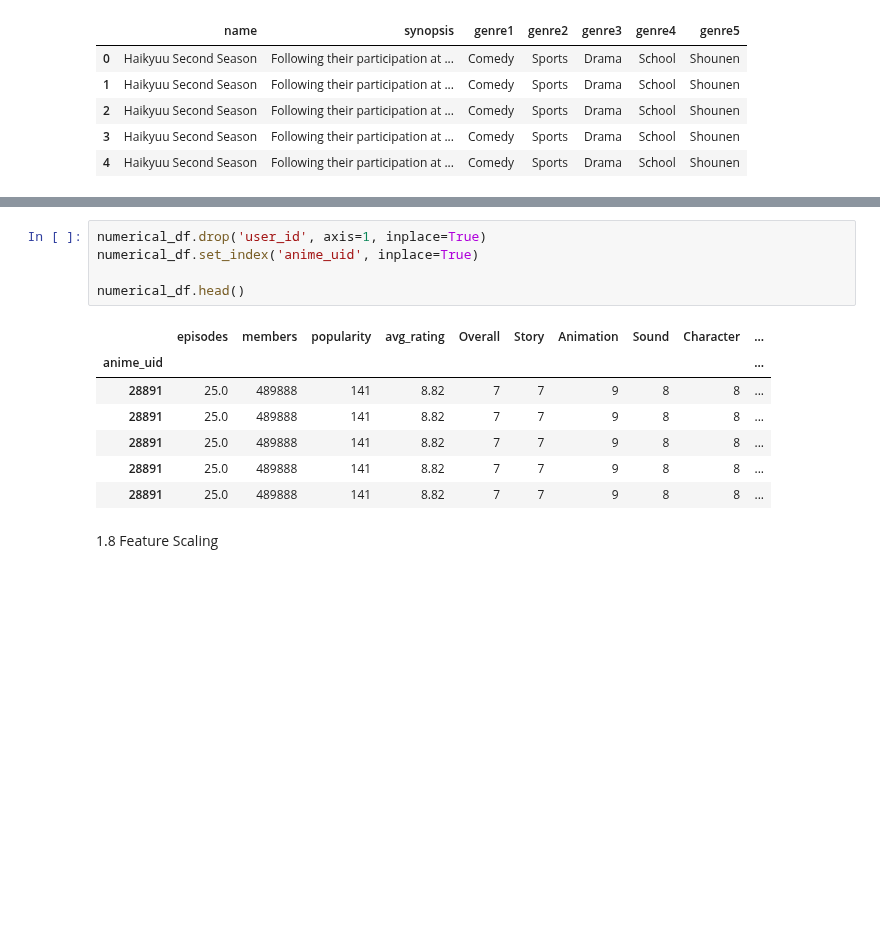
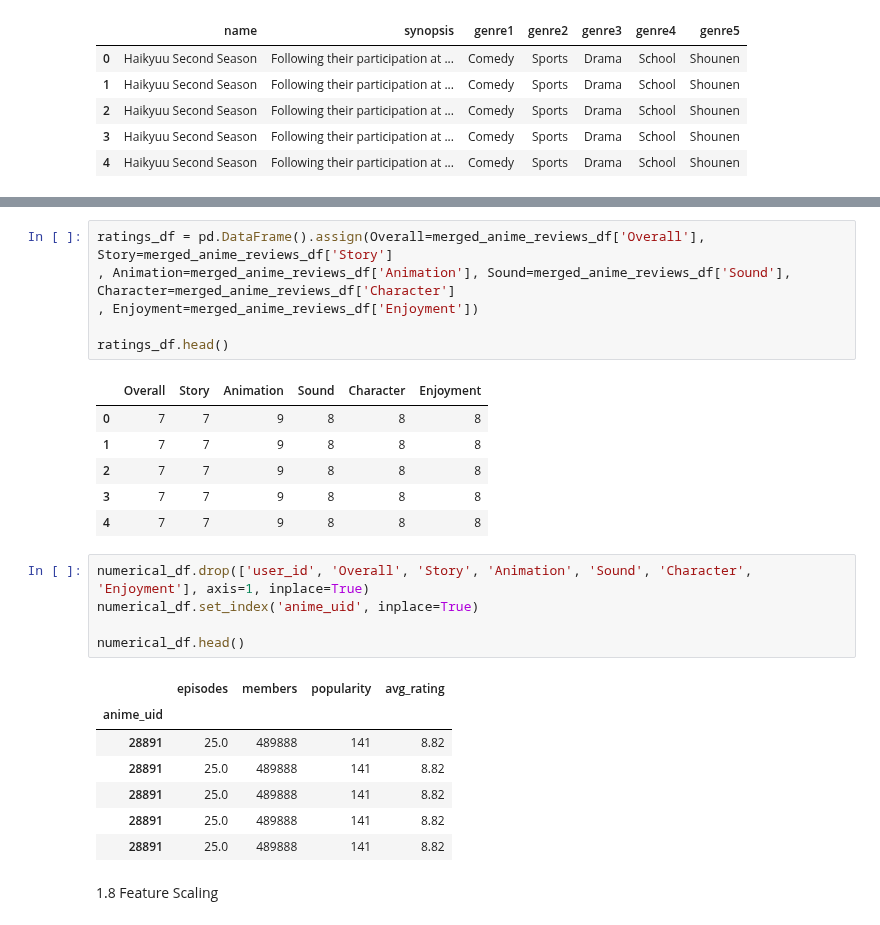
Before and after one commit to Haaris-Syed/AnimeRecommender, a Jupyter notebook: AnimeDataset-Preprocessing.ipynb, the cells around one changed output, grey strips where cells are left out. Saved outputs shown, nothing was run; the diff lists cells and outputs as text; blank space fills up the shorter version.

```diff
--- a/AnimeDataset-Preprocessing.ipynb
+++ b/AnimeDataset-Preprocessing.ipynb
@@ -396,16 +422,29 @@ categorical_df.head()
+# %%
+ratings_df = pd.DataFrame().assign(Overall=merged_anime_reviews_df['Overall'], Story=merged_anime_reviews_df['Story']
+, Animation=merged_anime_reviews_df['Animation'], Sound=merged_anime_reviews_df['Sound'], Character=merged_anime_reviews_df['Character']
+, Enjoyment=merged_anime_reviews_df['Enjoyment'])
+
+ratings_df.head()
+# %% [output]
+|  | Overall | Story | Animation | Sound | Character | Enjoyment |
+| 0 | 7 | 7 | 9 | 8 | 8 | 8 |
+| 1 | 7 | 7 | 9 | 8 | 8 | 8 |
+| 2 | 7 | 7 | 9 | 8 | 8 | 8 |
+| 3 | 7 | 7 | 9 | 8 | 8 | 8 |
+| 4 | 7 | 7 | 9 | 8 | 8 | 8 |
 # %%
-numerical_df.drop('user_id', axis=1, inplace=True)
+numerical_df.drop(['user_id', 'Overall', 'Story', 'Animation', 'Sound', 'Character', 'Enjoyment'], axis=1, inplace=True)
 numerical_df.set_index('anime_uid', inplace=True)
 
 numerical_df.head()
 # %% [output]
-|  | episodes | members | popularity | avg_rating | Overall | Story | Animation | Sound | Character | ... |
-| anime_uid |  |  |  |  |  |  |  |  |  | ... |
-| 28891 | 25.0 | 489888 | 141 | 8.82 | 7 | 7 | 9 | 8 | 8 | ... |
-| 28891 | 25.0 | 489888 | 141 | 8.82 | 7 | 7 | 9 | 8 | 8 | ... |
-| 28891 | 25.0 | 489888 | 141 | 8.82 | 7 | 7 | 9 | 8 | 8 | ... |
-| 28891 | 25.0 | 489888 | 141 | 8.82 | 7 | 7 | 9 | 8 | 8 | ... |
-| 28891 | 25.0 | 489888 | 141 | 8.82 | 7 | 7 | 9 | 8 | 8 | ... |
+|  | episodes | members | popularity | avg_rating |
+| anime_uid |  |  |  |  |
+| 28891 | 25.0 | 489888 | 141 | 8.82 |
+| 28891 | 25.0 | 489888 | 141 | 8.82 |
+| 28891 | 25.0 | 489888 | 141 | 8.82 |
+| 28891 | 25.0 | 489888 | 141 | 8.82 |
+| 28891 | 25.0 | 489888 | 141 | 8.82 |
 # %% [markdown]
 1.8 Feature Scaling
 # %% [markdown]
```
Also changed, not shown: parts of 14 cells of this notebook.
